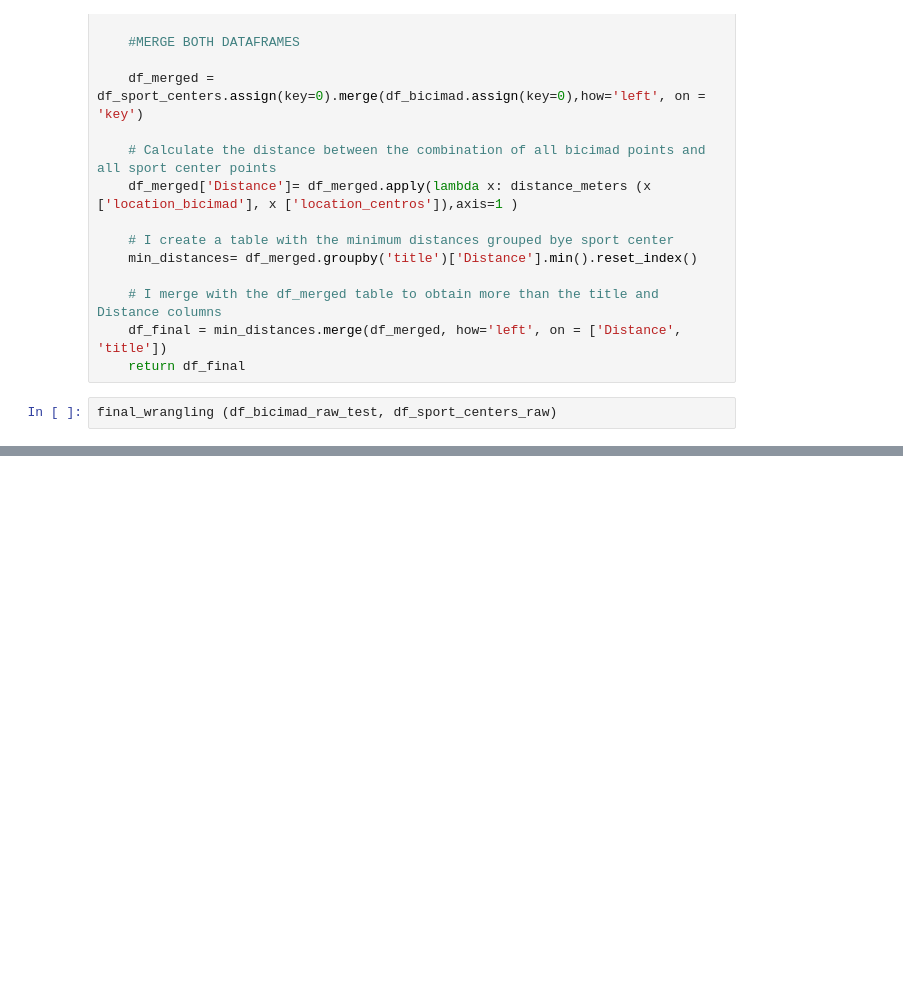
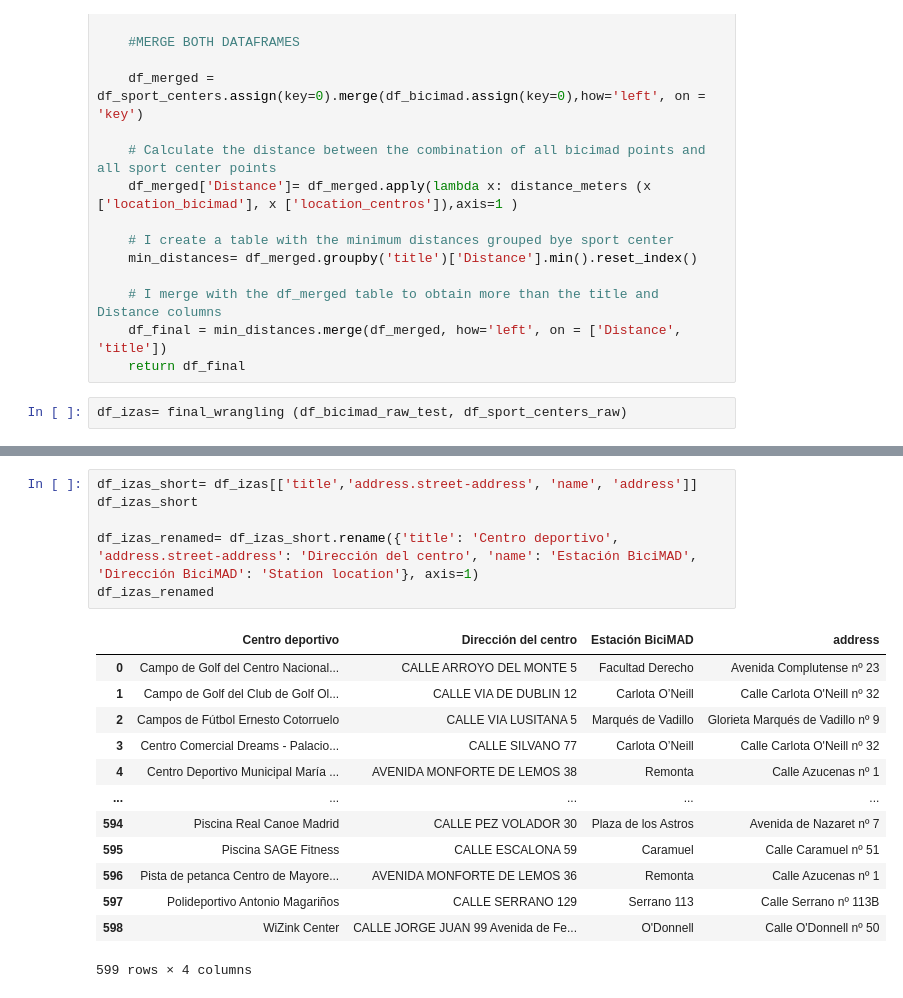
Before and after one commit to Izaskunastrain/ih_datamadpt1121_project_m1, a Jupyter notebook: notebooks/wrangling_functions.ipynb, the cells around one changed output, grey strips where cells are left out. Drawn from its saved outputs; the diff is of its cells as text; blank space fills up the shorter version.

```diff
--- a/notebooks/wrangling_functions.ipynb
+++ b/notebooks/wrangling_functions.ipynb
@@ -181,7 +181,7 @@ def final_wrangling(df_bicimad_raw,df_sport_centers_raw):
     df_final = min_distances.merge(df_merged, how='left', on = ['Distance', 'title'])
     return df_final
 # %%
-final_wrangling (df_bicimad_raw_test, df_sport_centers_raw)
+df_izas= final_wrangling (df_bicimad_raw_test, df_sport_centers_raw)
 # %% [output]
 A value is trying to be set on a copy of a slice from a DataFrame.
 Try using .loc[row_indexer,col_indexer] = value instead
@@ -202,0 +206,20 @@ See the caveats in the documentation: https://pandas.pydata.org/pandas-docs/stab
+# %%
+df_izas_short= df_izas[['title','address.street-address', 'name', 'address']]
+df_izas_short
+
+df_izas_renamed= df_izas_short.rename({'title': 'Centro deportivo', 'address.street-address': 'Dirección del centro', 'name': 'Estación BiciMAD', 'Dirección BiciMAD': 'Station location'}, axis=1)
+df_izas_renamed
+# %% [output]
+|  | Centro deportivo | Dirección del centro | Estación BiciMAD | address |
+| 0 | Campo de Golf del Centro Nacional... | CALLE ARROYO DEL MONTE 5 | Facultad Derecho | Avenida Complutense nº 23 |
+| 1 | Campo de Golf del Club de Golf Ol... | CALLE VIA DE DUBLIN 12 | Carlota O’Neill | Calle Carlota O'Neill nº 32 |
+| 2 | Campos de Fútbol Ernesto Cotorruelo | CALLE VIA LUSITANA 5 | Marqués de Vadillo | Glorieta Marqués de Vadillo nº 9 |
+| 3 | Centro Comercial Dreams - Palacio... | CALLE SILVANO 77 | Carlota O’Neill | Calle Carlota O'Neill nº 32 |
+| 4 | Centro Deportivo Municipal María ... | AVENIDA MONFORTE DE LEMOS 38 | Remonta | Calle Azucenas nº 1 |
+| ... | ... | ... | ... | ... |
+| 594 | Piscina Real Canoe Madrid | CALLE PEZ VOLADOR 30 | Plaza de los Astros | Avenida de Nazaret nº 7 |
+| 595 | Piscina SAGE Fitness | CALLE ESCALONA 59 | Caramuel | Calle Caramuel nº 51 |
+| 596 | Pista de petanca Centro de Mayore... | AVENIDA MONFORTE DE LEMOS 36 | Remonta | Calle Azucenas nº 1 |
+| 597 | Polideportivo Antonio Magariños | CALLE SERRANO 129 | Serrano 113 | Calle Serrano nº 113B |
+| 598 | WiZink Center | CALLE JORGE JUAN 99 Avenida de Fe... | O'Donnell | Calle O'Donnell nº 50 |
+599 rows × 4 columns
```
Also changed, not shown: parts of 10 cells of this notebook, 6 other files.
